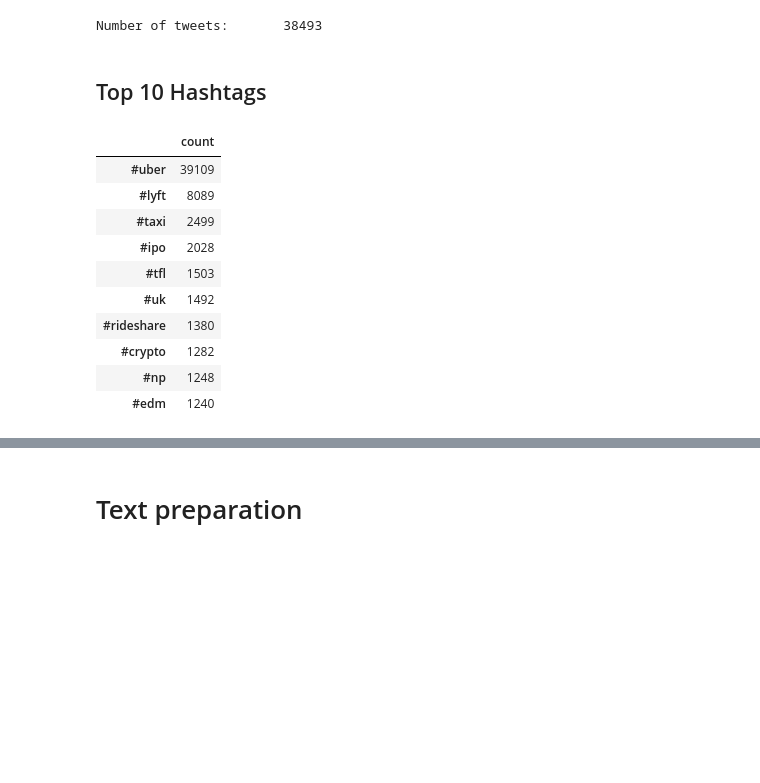
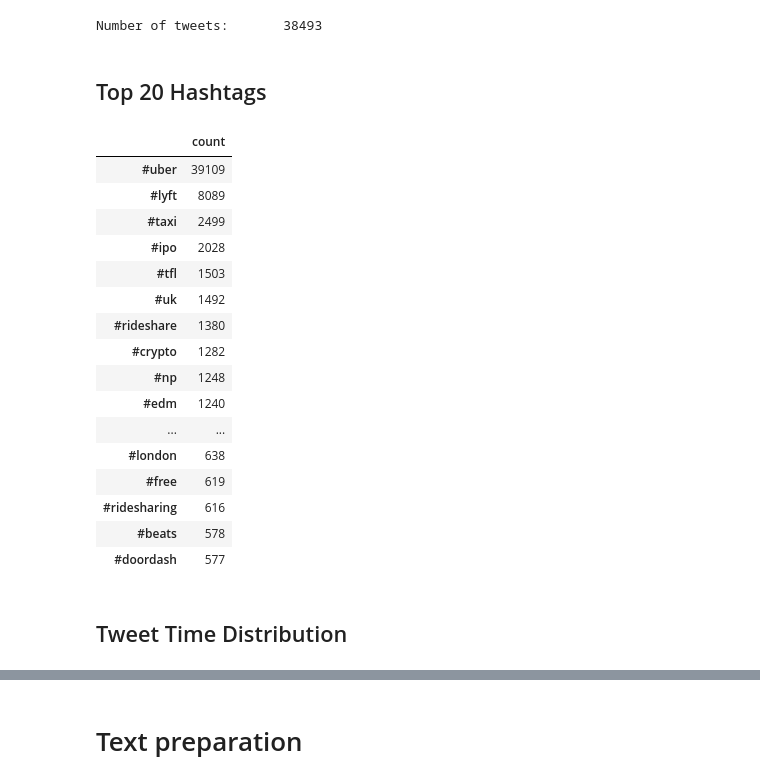
Before and after one commit to MethDamon/uber_thesis, a Jupyter notebook: DataExploration/pca.ipynb, the cells around one changed output, grey strips where cells are left out. Drawn from its saved outputs; the diff is of its cells as text; code cells hidden in the pictures; blank space fills up the shorter version.

```diff
--- a/DataExploration/pca.ipynb
+++ b/DataExploration/pca.ipynb
@@ -33,22 +53,30 @@ print('Number of tweets:\t%s' % len(tweets))
 # %% [output]
 Number of tweets:       38493
 # %% [markdown]
-## Top 10 Hashtags
+## Top 20 Hashtags
 # %%
 hashtags = [h for t in tweets for h in t['hashtags']]
 # %%
 from collections import Counter
-hashtags_count = pd.DataFrame.from_dict(Counter(hashtags), orient='index', columns=['count']).sort_values(by='count', ascending=False)[:10]
+hashtags_count = pd.DataFrame.from_dict(Counter(hashtags), orient='index', columns=['count']).sort_values(by='count', ascending=False)[:20]
 hashtags_count
 # %% [output]
 |  | count |
 | #uber | 39109 |
 | #lyft | 8089 |
 | #taxi | 2499 |
 | #ipo | 2028 |
 | #tfl | 1503 |
 | #uk | 1492 |
 | #rideshare | 1380 |
 | #crypto | 1282 |
 | #np | 1248 |
 | #edm | 1240 |
+| ... | ... |
+| #london | 638 |
+| #free | 619 |
+| #ridesharing | 616 |
+| #beats | 578 |
+| #doordash | 577 |
+# %% [markdown]
+## Tweet Time Distribution
```
Also changed, not shown: parts of 52 cells of this notebook, 2 other files.
